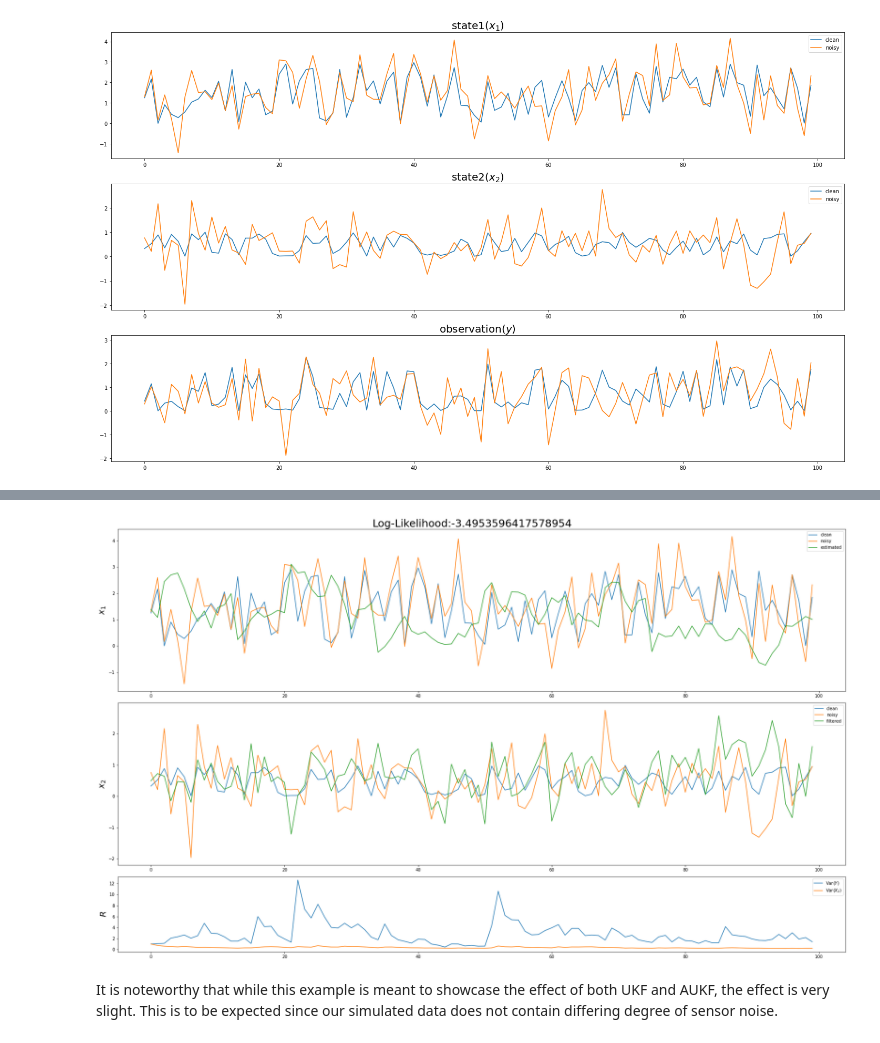
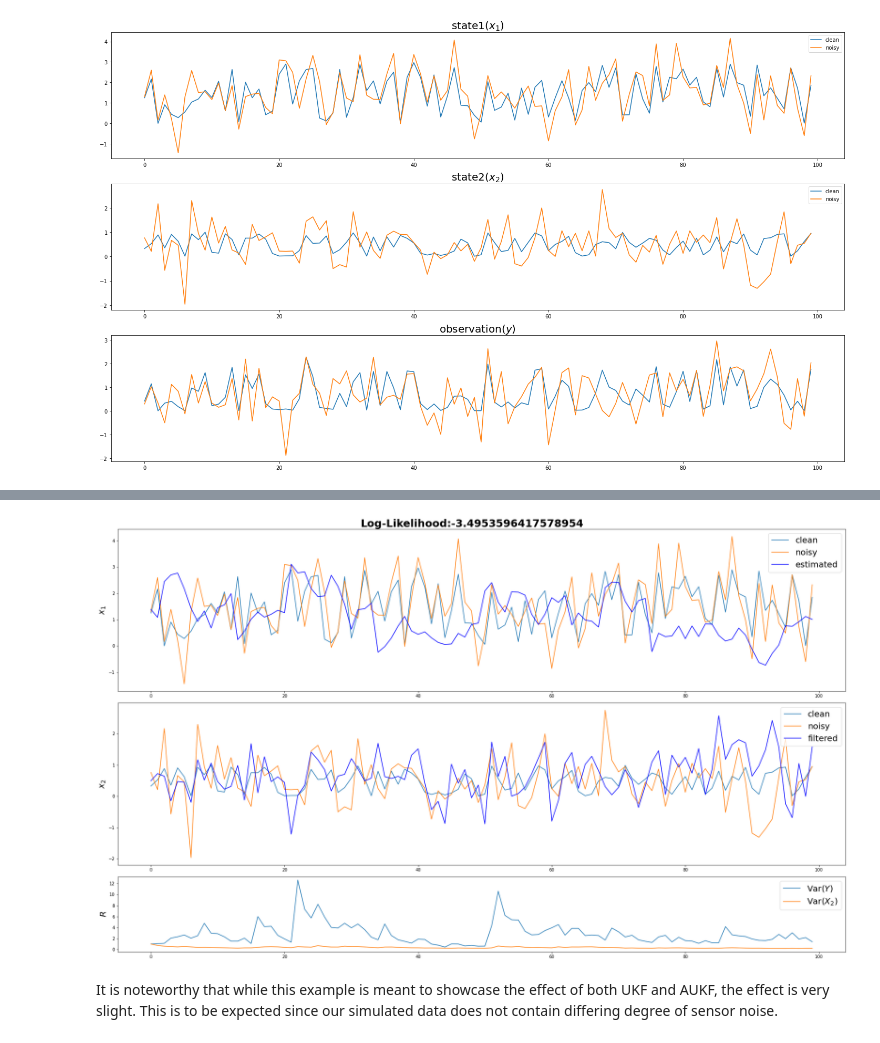
Before and after one commit to SeongchunYang/KF, a Jupyter notebook: UKFexample.ipynb, the cells around one changed output, grey strips where cells are left out. Saved outputs shown, nothing was run; the diff lists cells and outputs as text; code cells hidden in the pictures.

```diff
--- a/UKFexample.ipynb
+++ b/UKFexample.ipynb
@@ -154,29 +199,29 @@ for i in range(n):
 # %%
 fig=plt.figure(figsize=(25,15))
 grid = gridspec.GridSpec(nrows=5,ncols=1,figure=fig)
-fig.suptitle('Log-Likelihood:{}'.format(np.mean(log_likelihoods)),size=25)
+fig.suptitle('Log-Likelihood:{}'.format(np.mean(log_likelihoods)),size=25,weight='bold')
 # estimated x1
 ax1=fig.add_subplot(grid[0:2,0])
 ax1.plot(x1_clean,label='clean')
 ax1.plot(x1_noisy,label='noisy')
-ax1.plot(zs[:,0],label='estimated')
+ax1.plot(zs[:,0],label='estimated',color='b',lw=1.5)
 ax1.set_ylabel(r'$x_1$',size=20,weight='bold')
-ax1.legend()
+ax1.legend(loc='upper right',fontsize=20)
 # filtered x2
 ax2=fig.add_subplot(grid[2:4,0])
 ax2.plot(x2_clean,label='clean')
 ax2.plot(x2_noisy,label='noisy')
-ax2.plot(zs[:,1],label='filtered')
+ax2.plot(zs[:,1],label='filtered',color='b',lw=1.5)
 ax2.set_ylabel(r'$x_2$',size=20,weight='bold')
-ax2.legend()
+ax2.legend(loc='upper right',fontsize=20)
 # Measurement noise
 ax3=fig.add_subplot(grid[4,0])
 ax3.plot(Rs[:,0,0],label='Var'+r'$(Y)$')
 ax3.plot(Rs[:,1,1],label='Var'+r'$(X_2)$')
 ax3.set_ylabel(r'$R$',size=20,weight='bold')
-ax3.legend()
+ax3.legend(loc='upper right',fontsize=20)
 fig.tight_layout()
 # %% [output]
-[figure, old version]
+[figure, new version]
 # %% [markdown]
 It is noteworthy that while this example is meant to showcase the effect of both UKF and AUKF, the effect is very slight. This is to be expected since our simulated data does not contain differing degree of sensor noise.
```
Also changed, not shown: parts of 8 cells of this notebook, 5 other files.
